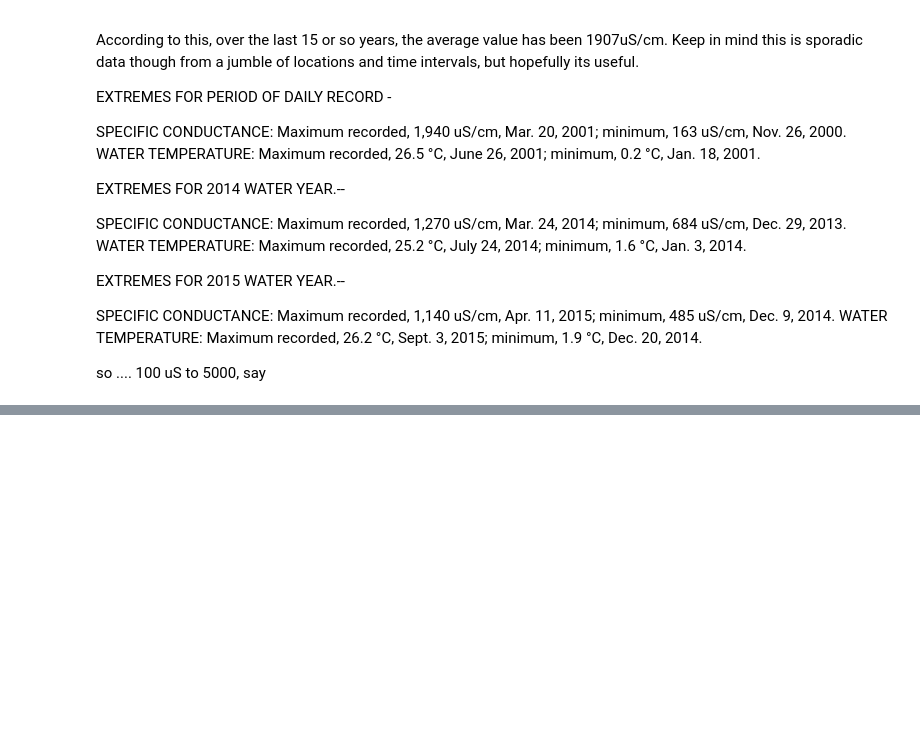
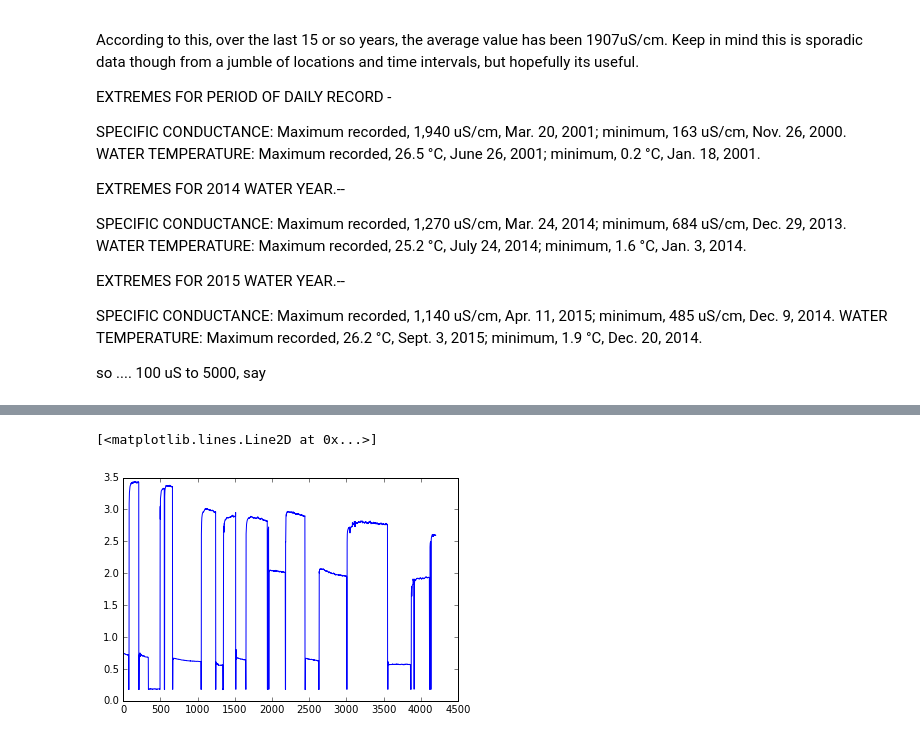
Before and after one commit to koson/conductivity-research, a Jupyter notebook: wien.ipynb, the cells around one changed output, grey strips where cells are left out. Drawn from its saved outputs; the diff is of its cells as text; code cells hidden in the pictures; blank space fills up the shorter version.

```diff
--- a/wien.ipynb
+++ b/wien.ipynb
@@ -616,0 +633,9 @@ Note that the difference is completely consistent -- same difference for all Rg,
+# %%
+q=pd.read_table('./data/adc_test4.csv', header=0,sep=',',names=['Venv','tempC']);
+
+plt.plot(q.Venv*.000125); #the conversion factor from 16 bit at gain one to volts is 1 bit = 0.125 mV
+#plt.ylim(2.5,3.0); #3.8 is the max output of our op-amp
+#plt.xlim(1000,2500)
+# %% [output]
+[<matplotlib.lines.Line2D at 0x...>]
+[figure, added]
```
Also changed, not shown: parts of 53 cells of this notebook, 7 other files.
